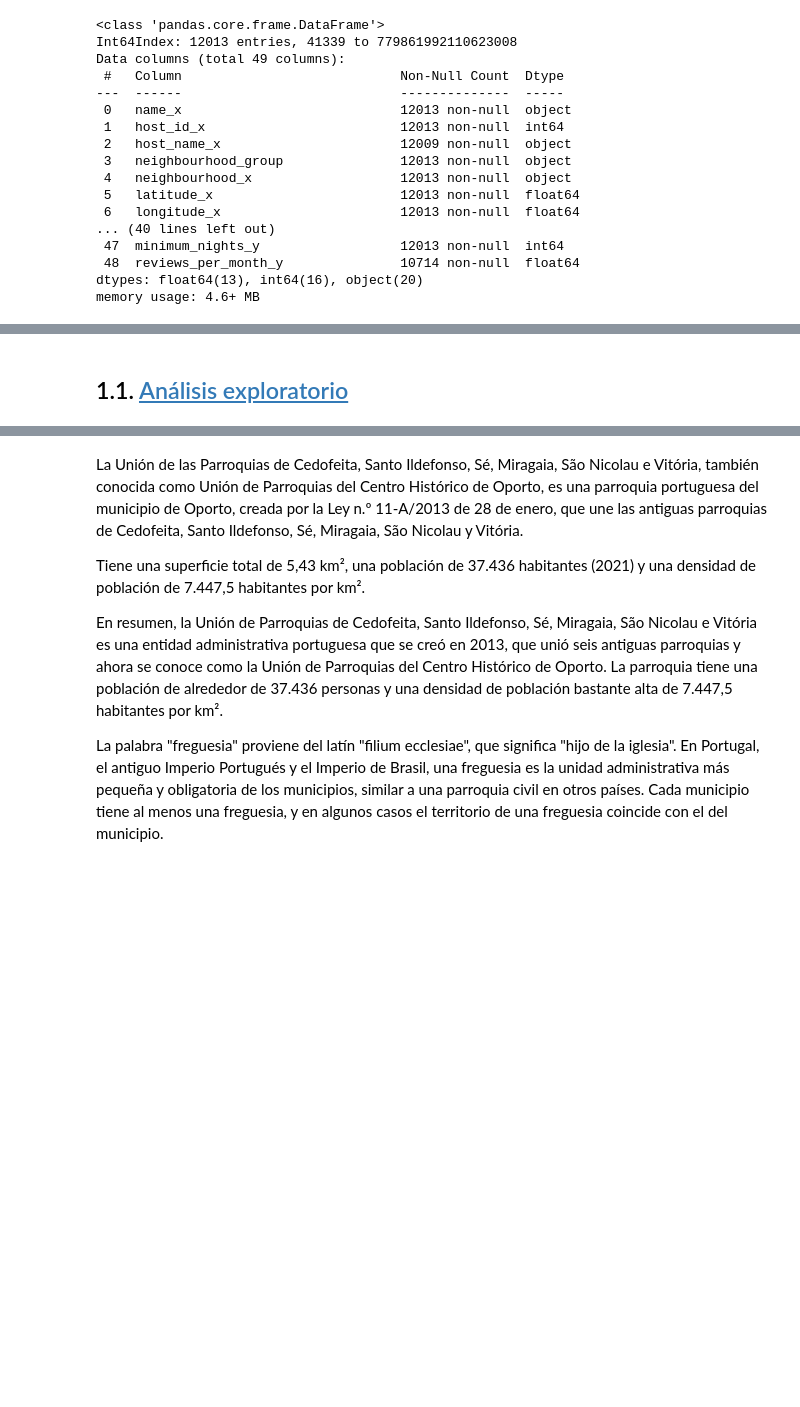
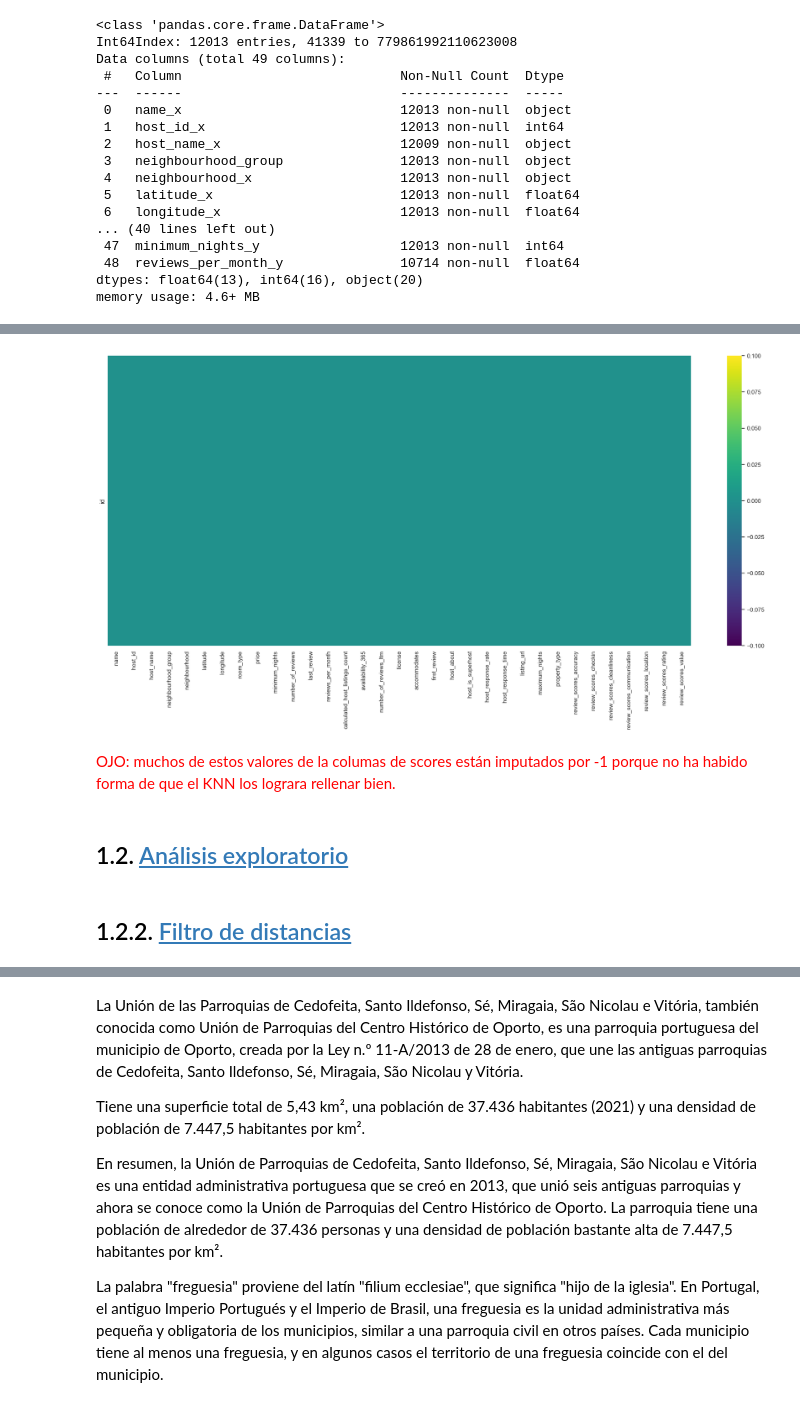
Before and after one commit to Vasallo94/Porto, a Jupyter notebook: oporto.ipynb, the cells around one changed output, grey strips where cells are left out. Cells and saved outputs as stored; diff of their text form; code cells hidden in the pictures; blank space fills up the shorter version.

```diff
--- a/oporto.ipynb
+++ b/oporto.ipynb
@@ -215,0 +212,5 @@ oporto.head()
+# %%
+df_encoded, encoded_info = fritas(oporto)
+# %%
+target_column = "price"
+bestkar = bravas(df_encoded, target_column)
@@ -215,0 +221,2 @@ oporto.head()
+# %%
+df_imputed = impute_missing_values_with_knn(df_encoded,bestkar)
@@ -216 +273,8 @@ oporto.head()
+# %%
+plt.figure(figsize=(25, 10))
+sns.heatmap(oporto_imputed_decode.isnull(), yticklabels=False, cbar=True, cmap="viridis");
+# %% [output]
+[figure, added]
+# %% [markdown]
+<font color='red'>OJO: muchos de estos valores de la columas de scores están imputados por -1 porque no ha habido forma de que el KNN los lograra rellenar bien. <font>
 # %%
@@ -218,2 +282,4 @@ oporto.to_csv("output/oporto.csv")
 # %% [markdown]
-## 1.1. <a id='toc1_1_'></a>[Análisis exploratorio](#toc0_)
+## 1.2. <a id='toc1_2_'></a>[Análisis exploratorio](#toc0_)
+# %% [markdown]
+## 1.2.2. <a id='toc1_2_2_'></a>[Filtro de distancias](#toc0_)
```
Also changed, not shown: parts of 136 cells of this notebook, 8 other files.
